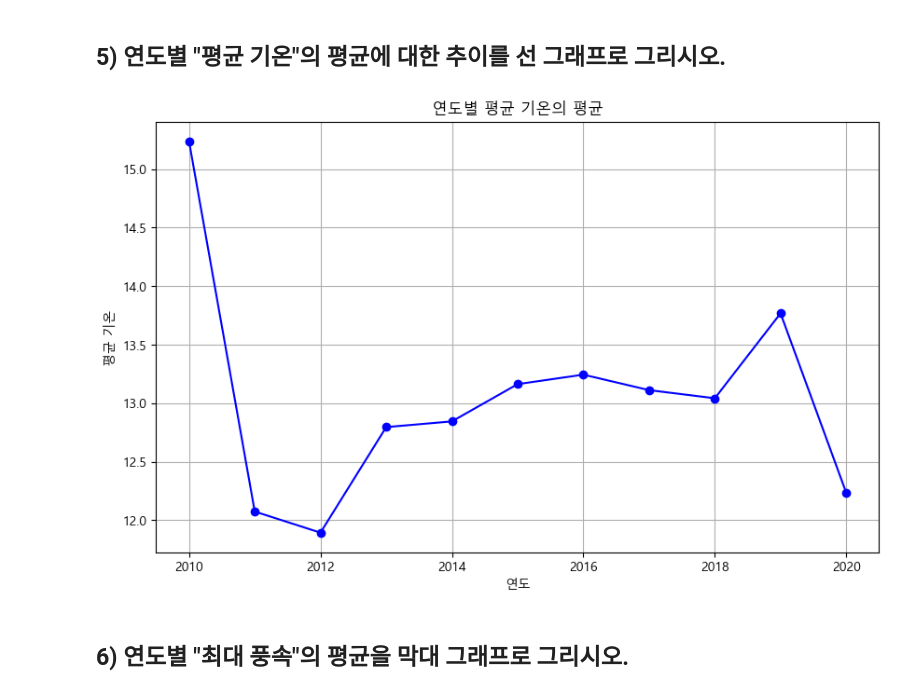
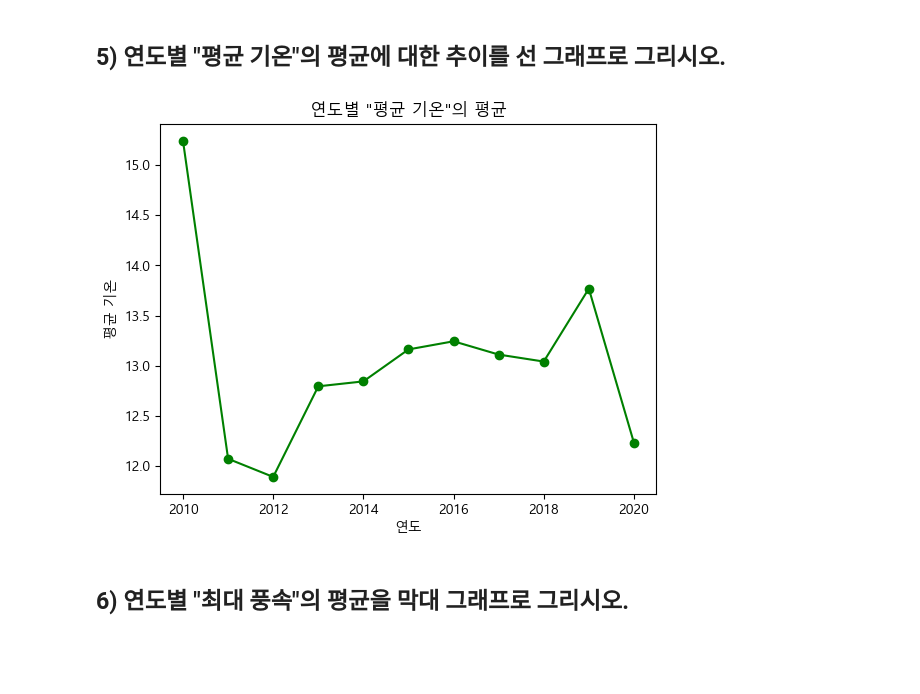
Before and after one commit to dlona12/python_basic_1, a Jupyter notebook: time_series_class_5_7.ipynb, the cells around one changed output. Drawn from its saved outputs; the diff is of its cells as text; code cells hidden in the pictures; blank space fills up the shorter version.

```diff
--- a/time_series_class_5_7.ipynb
+++ b/time_series_class_5_7.ipynb
@@ -415,24 +415,17 @@ print(hot_days)
 # %% [markdown]
 ## 5) 연도별 "평균 기온"의 평균에 대한 추이를 선 그래프로 그리시오.
 # %%
-import matplotlib.pyplot as plt
-
-# '일시' 열을 날짜형으로 변환하여 연도 정보 추출
 df['일시'] = pd.to_datetime(df['일시'])
 df['연도'] = df['일시'].dt.year
 
-# 연도별 평균 기온의 평균 계산
 yearly_mean_temp = df.groupby('연도')['평균 기온'].mean()
 
-# 선 그래프 그리기
-plt.figure(figsize=(10, 6))
-yearly_mean_temp.plot(marker='o', color='b', linestyle='-')
-plt.title("연도별 평균 기온의 평균")
-plt.xlabel("연도")
-plt.ylabel("평균 기온")
-plt.grid(True)
+yearly_mean_temp.plot(marker='o', color='g', linestyle='-')
+plt.xlabel('연도')
+plt.ylabel('평균 기온')
+plt.title('연도별 "평균 기온"의 평균')
 plt.show()
 # %% [output]
-[figure, old version]
+[figure, new version]
 # %% [markdown]
 ## 6) 연도별 "최대 풍속"의 평균을 막대 그래프로 그리시오.
```
Also changed, not shown: parts of 5 cells of this notebook.
